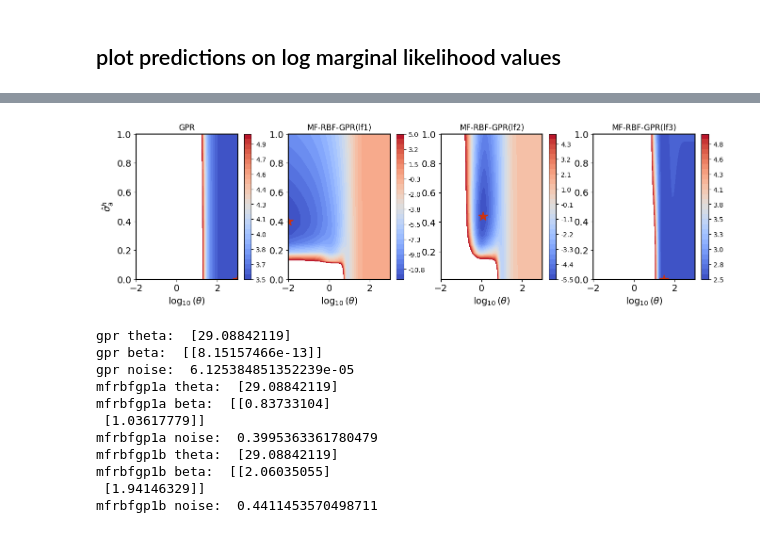
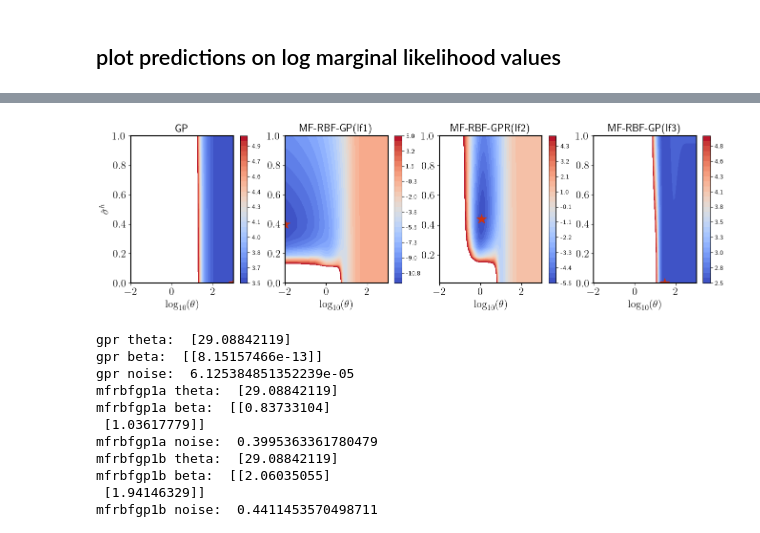
Before and after one commit to bessagroup/mfbml, a Jupyter notebook: studies/gpr_illustrative_examples/mf_rbf_gpr/landscape_of_nll.ipynb, the cells around one changed output, grey strips where cells are left out. Saved outputs shown, nothing was run; the diff lists cells and outputs as text; code cells hidden in the pictures.

```diff
--- a/studies/gpr_illustrative_examples/mf_rbf_gpr/landscape_of_nll.ipynb
+++ b/studies/gpr_illustrative_examples/mf_rbf_gpr/landscape_of_nll.ipynb
@@ -594,6 +594,7 @@ plt.show()
 # %%
 import matplotlib.ticker as ticker
 
+font_size = 16
 fig, ax = plt.subplots(1, 4, figsize=(16, 4))
 # plot the log_likelihood
 cs = ax[0].contourf(
@@ -604,10 +605,10 @@ cs = ax[0].contourf(
     cmap=cm.coolwarm,
 )
 ax[0].plot(theta_learned_gpr, noise_learned_gpr, "*", color="#CC3311", markersize=15)
-ax[0].set_xlabel(r"$\log_{10}(\theta)$", fontsize=14)
-ax[0].set_ylabel(r"$\hat{\sigma}_a^h$", fontsize=14)
+ax[0].set_xlabel(r"$\log_{10}(\theta)$", fontsize=font_size)
+ax[0].set_ylabel(r"$\hat{\sigma}^h$", fontsize=font_size)
 ax[0].set_ylim(0, 1)
-ax[0].set_title("GPR")
+ax[0].set_title("GP", fontsize=font_size)
 cbar = fig.colorbar(cs)
 cbar.ax.yaxis.set_major_formatter(ticker.FormatStrFormatter("%.1f"))
 
@@ -626,8 +627,8 @@ ax[1].plot(
     color="#CC3311",
     markersize=15,
 )
-ax[1].set_xlabel(r"$\log_{10}(\theta)$", fontsize=14)
-ax[1].set_title("MF-RBF-GPR(lf1)")
+ax[1].set_xlabel(r"$\log_{10}(\theta)$", fontsize=font_size)
+ax[1].set_title("MF-RBF-GP(lf1)", fontsize=font_size)
 ax[1].set_ylim(0, 1)
 cbar = fig.colorbar(cs)
 cbar.ax.yaxis.set_major_formatter(ticker.FormatStrFormatter("%.1f"))
@@ -647,45 +648,45 @@ ax[2].plot(
     markersize=15,
 )
 
-ax[2].set_xlabel(r"$\log_{10}(\theta)$", fontsize=14)
-ax[2].set_title("MF-RBF-GPR(lf2)")
+ax[2].set_xlabel(r"$\log_{10}(\theta)$", fontsize=font_size)
+ax[2].set_title("MF-RBF-GPR(lf2)", fontsize=font_size)
 ax[2].set_ylim(0.01, 1)
 cbar = fig.colorbar(cs)
 cbar.ax.yaxis.set_major_formatter(ticker.FormatStrFormatter("%.1f"))
 # plot the log_likelihood
 cs = ax[3].contourf(
     theta_plot,
     noise_plot * mfrbfgp1c.yh_std,
     log_likelihood_mfrbfgp1c,
     levels=np.linspace(log_likelihood_mfrbfgp1c.min(), 5, 30),
     cmap=cm.coolwarm,
 )
 ax[3].plot(
     theta_learned_mfrbfgp1c,
     noise_learned_mfrbfgp1c,
     "*",
     color="#CC3311",
     markersize=15,
 )
-ax[3].set_xlabel(r"$\log_{10}(\theta)$", fontsize=14)
+ax[3].set_xlabel(r"$\log_{10}(\theta)$", fontsize=font_size)
 ax[3].set_ylim(0, 1)
-ax[3].set_title("MF-RBF-GPR(lf3)")
+ax[3].set_title("MF-RBF-GP(lf3)", fontsize=font_size)
 cbar = fig.colorbar(cs)
 cbar.ax.yaxis.set_major_formatter(ticker.FormatStrFormatter("%.1f"))
 
 # set the font size of axis
 for i in range(4):
-    ax[i].tick_params(axis="both", which="major", labelsize=14)
+    ax[i].tick_params(axis="both", which="major", labelsize=font_size)
     # set the line width of the axis
     for axis in ["top", "bottom", "left", "right"]:
         ax[i].spines[axis].set_linewidth(1.5)
 
 plt.savefig("neg_log_likelihood_comparison_zoom_in.png", dpi=300, bbox_inches="tight")
 plt.savefig("neg_log_likelihood_comparison_zoom_in.svg", dpi=300, bbox_inches="tight")
 plt.savefig("neg_log_likelihood_comparison_zoom_in.pdf", dpi=300, bbox_inches="tight")
 plt.show()
 # %% [output]
-[figure, old version]
+[figure, new version]
 # %%
 # output the learned parameters
 print("gpr theta: ", gpr.kernel.param)
```
Also changed, not shown: parts of 14 cells of this notebook, 56 other files.
